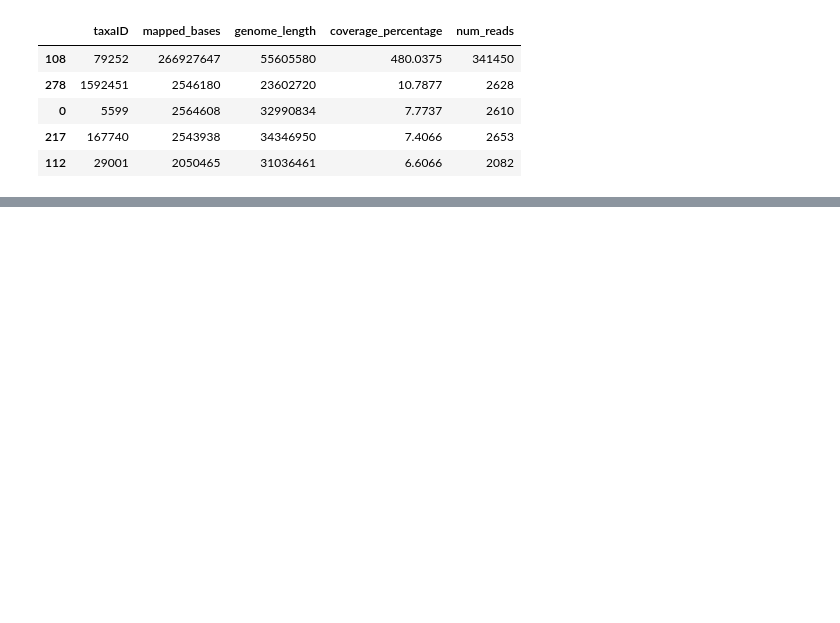
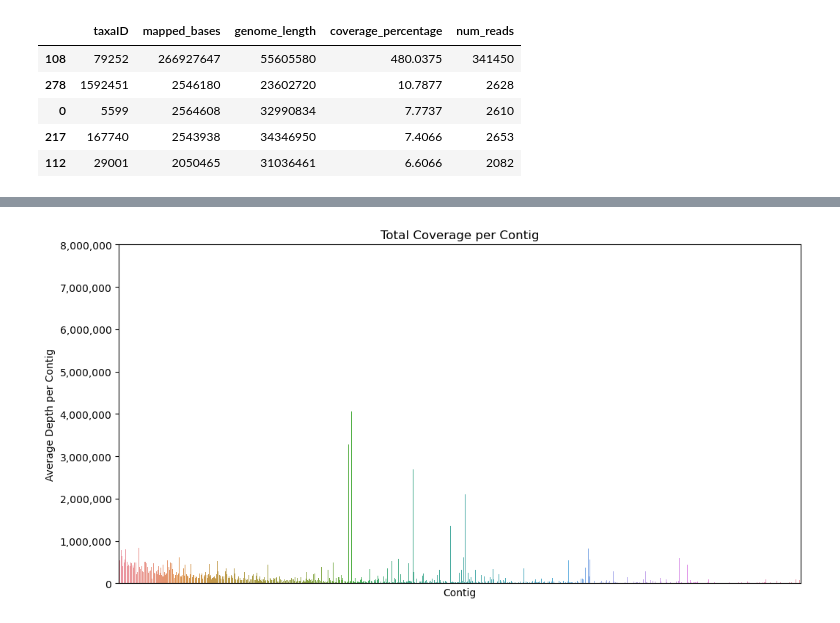
Before and after one commit to Mia-FGB/Strawberry_Analysis, a Jupyter notebook: mildew_pipeline_anaysis.ipynb, the cells around one changed output, grey strips where cells are left out. Cells and saved outputs as stored; diff of their text form; code cells hidden in the pictures; blank space fills up the shorter version.

Commit message:
Looking at contig depth

```diff
--- a/mildew_pipeline_anaysis.ipynb
+++ b/mildew_pipeline_anaysis.ipynb
@@ -108,0 +118,5 @@ comb_coverage.sort_values(by='coverage_percentage', ascending=False).head(5)
+# %%
+depth = pd.read_csv("/Users/berelsom/Library/CloudStorage/OneDrive-NorwichBioScienceInstitutes/Air_Samples/Tiptree/Mildew/coverage.txt",
+                     sep='\t',  names=["Contig", "Position", "Depth"])
+
+depth['Contig'].nunique()
@@ -108,0 +136,3 @@ comb_coverage.sort_values(by='coverage_percentage', ascending=False).head(5)
+# %%
+# Aggregate coverage by contig
+contig_coverage = depth.groupby('Contig')['Depth'].sum().reset_index()
@@ -108,0 +151,15 @@ comb_coverage.sort_values(by='coverage_percentage', ascending=False).head(5)
+# %%
+from matplotlib.ticker import MaxNLocator
+
+# Plot the bar chart
+plt.figure(figsize=(12, 6))
+sns.barplot(x='Contig', y='Depth', data=contig_coverage)
+plt.title('Total Coverage per Contig')
+plt.xlabel('Contig')
+plt.ylabel('Average Depth per Contig')
+plt.xticks([])  # Remove x-axis labels
+plt.ylim(0, 8000000)  # Set y-axis limits
+plt.gca().yaxis.set_major_formatter(plt.FuncFormatter(lambda x, loc: "{:,}".format(int(x))))  # Format y-axis with commas
+plt.show()
+# %% [output]
+[figure, added]
```
Also changed, not shown: parts of 9 cells of this notebook.
